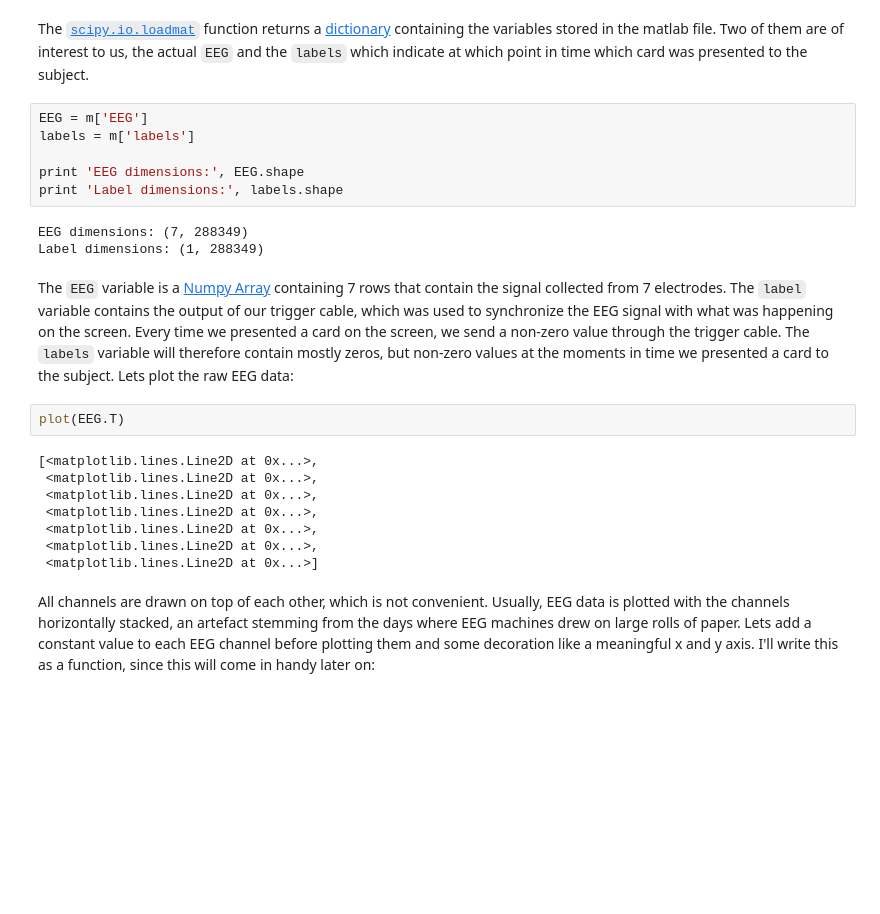
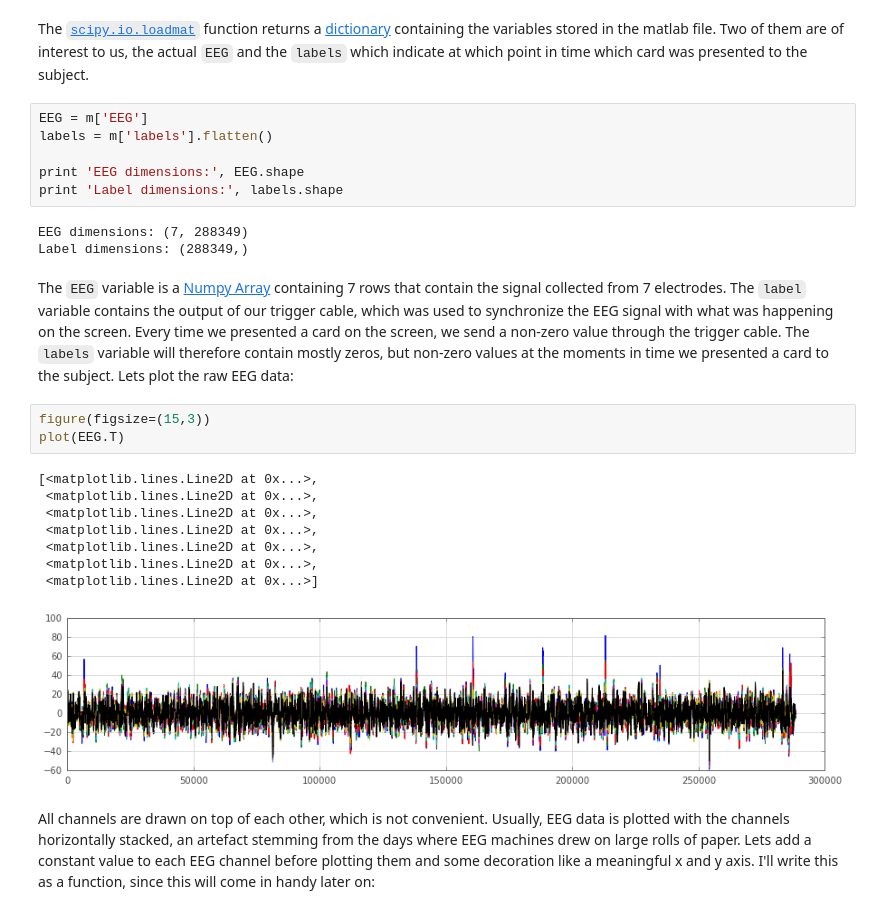
Before and after one commit to wmvanvliet/neuroscience_tutorials, a Jupyter notebook: basic/1. Load EEG data and plot ERP.ipynb, the cells around one changed output. Saved outputs shown, nothing was run; the diff lists cells and outputs as text; blank space fills up the shorter version.

```diff
--- a/basic/1. Load EEG data and plot ERP.ipynb
+++ b/basic/1. Load EEG data and plot ERP.ipynb
@@ -42,25 +46,27 @@ print m.keys()
 The [`scipy.io.loadmat`](http://docs.scipy.org/doc/scipy/reference/generated/scipy.io.loadmat.html) function returns a [dictionary](http://docs.python.org/library/stdtypes.html#mapping-types-dict) containing the variables stored in the matlab file. Two of them are of interest to us, the actual `EEG` and the `labels` which indicate at which point in time which card was presented to the subject.
 # %%
 EEG = m['EEG']
-labels = m['labels']
+labels = m['labels'].flatten()
 
 print 'EEG dimensions:', EEG.shape
 print 'Label dimensions:', labels.shape
 # %% [output]
 EEG dimensions: (7, 288349)
-Label dimensions: (1, 288349)
+Label dimensions: (288349,)
 # %% [markdown]
 The `EEG` variable is a [Numpy Array](http://www.scipy.org/Tentative_NumPy_Tutorial) containing 7 rows that contain the signal collected from 7 electrodes. The `label` variable contains the output of our trigger cable, which was used to synchronize the EEG signal with what was happening on the screen. Every time we presented a card on the screen, we send a non-zero value through the trigger cable. The `labels` variable will therefore contain mostly zeros, but non-zero values at the moments in time we presented a card to the subject. Lets plot the raw EEG data:
-# %%
-plot(EEG.T)
-# %% [output]
-[<matplotlib.lines.Line2D at 0x...>,
- <matplotlib.lines.Line2D at 0x...>,
- <matplotlib.lines.Line2D at 0x...>,
- <matplotlib.lines.Line2D at 0x...>,
- <matplotlib.lines.Line2D at 0x...>,
- <matplotlib.lines.Line2D at 0x...>,
- <matplotlib.lines.Line2D at 0x...>]
+# %%
+figure(figsize=(15,3))
+plot(EEG.T)
+# %% [output]
+[<matplotlib.lines.Line2D at 0x...>,
+ <matplotlib.lines.Line2D at 0x...>,
+ <matplotlib.lines.Line2D at 0x...>,
+ <matplotlib.lines.Line2D at 0x...>,
+ <matplotlib.lines.Line2D at 0x...>,
+ <matplotlib.lines.Line2D at 0x...>,
+ <matplotlib.lines.Line2D at 0x...>]
+[figure, added]
 # %% [markdown]
 All channels are drawn on top of each other, which is not convenient. Usually, EEG data is plotted with the channels horizontally stacked, an artefact stemming from the days where EEG machines drew on large rolls of paper. Lets add a constant value to each EEG channel before plotting them and some decoration like a meaningful x and y axis. I'll write this as a function, since this will come in handy later on:
 # %%
```
Also changed, not shown: parts of 25 cells of this notebook, 3 other files.
